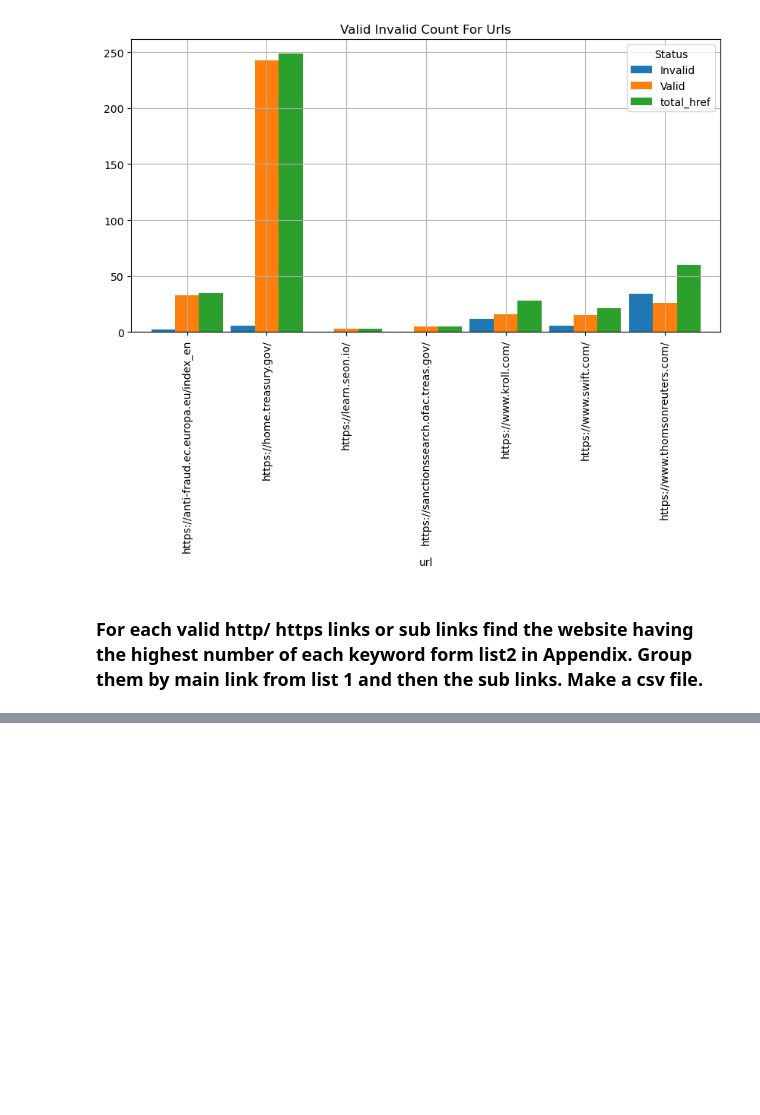
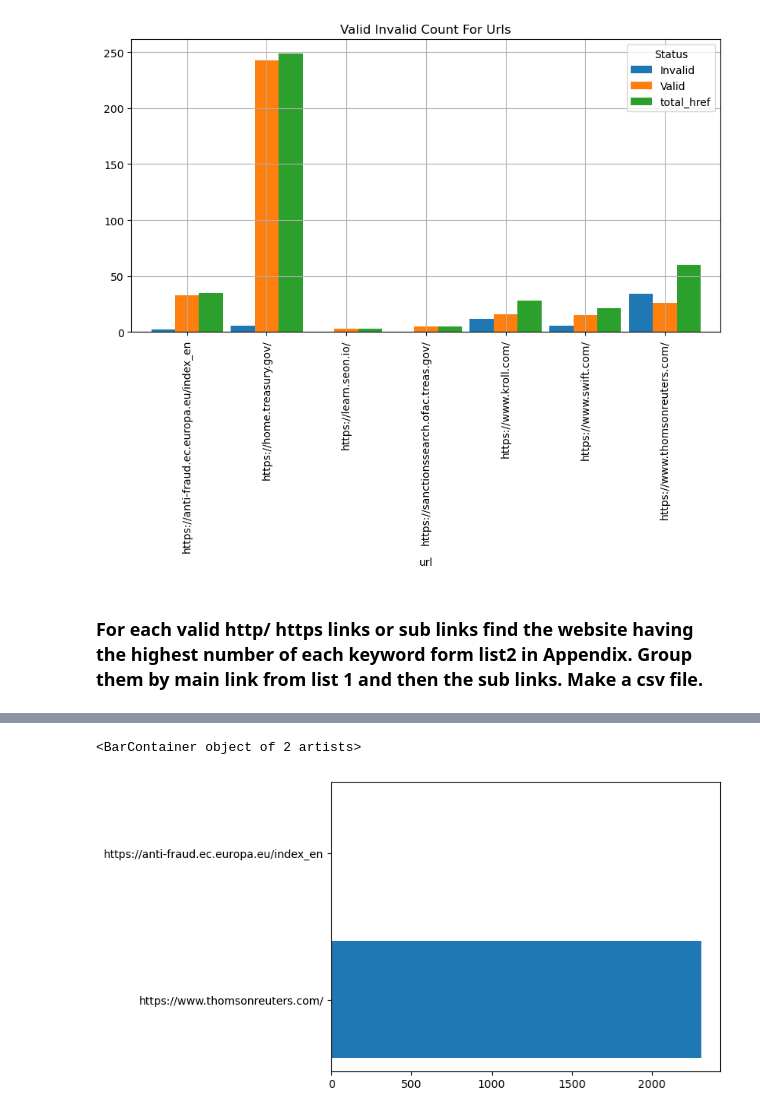
Before and after one commit to ShubhPatil95/Case-Study, a Jupyter notebook: CaseStudy.ipynb, the cells around one changed output, grey strips where cells are left out. Cells and saved outputs as stored; diff of their text form; code cells hidden in the pictures; blank space fills up the shorter version.

```diff
--- a/CaseStudy.ipynb
+++ b/CaseStudy.ipynb
@@ -174,0 +214,8 @@ df_new.to_csv("/content/drive/MyDrive/EKeeda/case/Max_freq_keyword.csv",index=Fa
+# %%
+## A website with minimum and maximum keywords
+columns = [df_grouped.max()[0],df_grouped.min()[0]]
+values = [df_grouped.max()[1],df_grouped.min()[1]]
+plt.barh(columns,values,)
+# %% [output]
+<BarContainer object of 2 artists>
+[figure, added]
```
Also changed, not shown: parts of 7 cells of this notebook, 3 other files.
